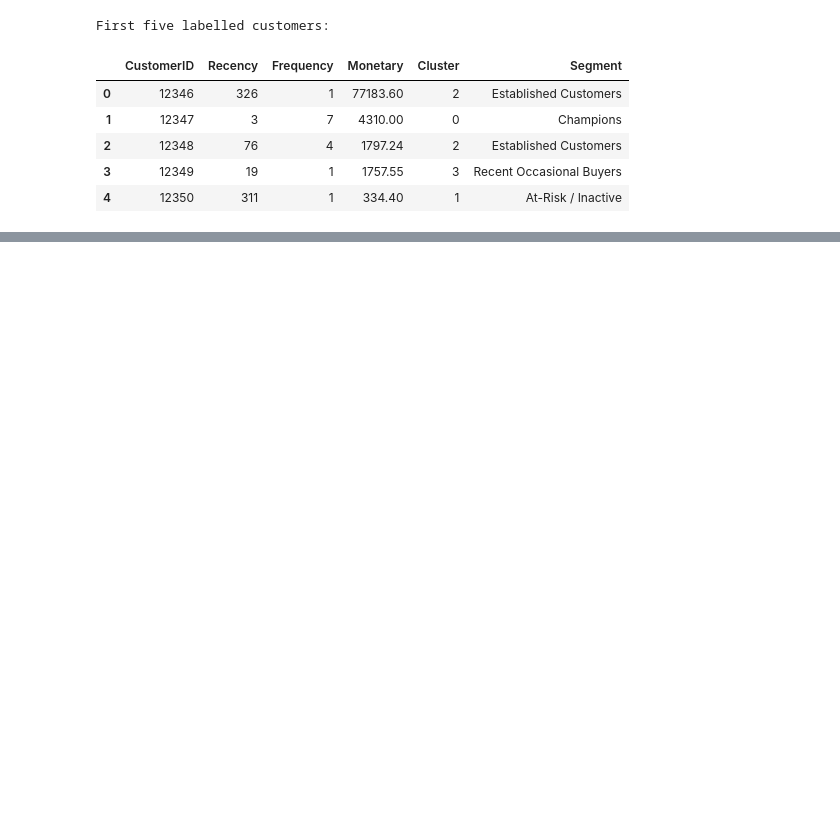
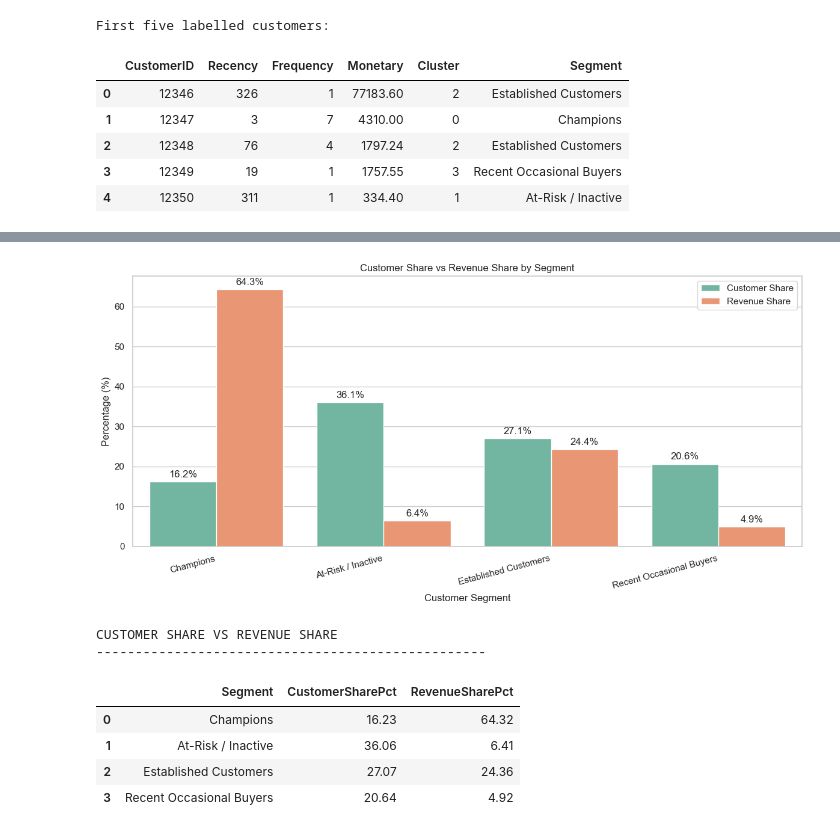
Before and after one commit to SeunJoy/Online-Retail-Intelligence-Capstone, a Jupyter notebook: jupyter_notebooks/05_customer_segmentation.ipynb, the cells around one changed output, grey strips where cells are left out. Cells and saved outputs as stored; diff of their text form; code cells hidden in the pictures; blank space fills up the shorter version.

```diff
--- a/jupyter_notebooks/05_customer_segmentation.ipynb
+++ b/jupyter_notebooks/05_customer_segmentation.ipynb
@@ -798,0 +978,63 @@ First five labelled customers:
+# %%
+
+# STEP 39: Compare customer share and revenue share
+
+# Prepare data from existing cluster profiles
+share_comparison = cluster_profile[
+    ["Segment", "CustomerSharePct", "RevenueSharePct"]
+].copy()
+
+# Convert to long format for visualisation
+share_long = share_comparison.melt(
+    id_vars="Segment",
+    value_vars=["CustomerSharePct", "RevenueSharePct"],
+    var_name="Metric",
+    value_name="Percentage"
+)
+
+# Rename metrics for readability
+share_long["Metric"] = share_long["Metric"].replace({
+    "CustomerSharePct": "Customer Share",
+    "RevenueSharePct": "Revenue Share"
+})
+
+# Create grouped bar chart
+plt.figure(figsize=(12, 6))
+
+ax = sns.barplot(
+    data=share_long,
+    x="Segment",
+    y="Percentage",
+    hue="Metric",
+    palette="Set2"
+)
+
+# Add percentage labels
+for container in ax.containers:
+    ax.bar_label(
+        container,
+        fmt="%.1f%%",
+        padding=3
+    )
+
+plt.title("Customer Share vs Revenue Share by Segment")
+plt.xlabel("Customer Segment")
+plt.ylabel("Percentage (%)")
+plt.xticks(rotation=15, ha="right")
+plt.legend(title="")
+plt.tight_layout()
+plt.show()
+
+print("CUSTOMER SHARE VS REVENUE SHARE")
+print("-" * 50)
+
+display(share_comparison.round(2))
+# %% [output]
+[figure, added]
+CUSTOMER SHARE VS REVENUE SHARE
+--------------------------------------------------
+|  | Segment | CustomerSharePct | RevenueSharePct |
+| 0 | Champions | 16.23 | 64.32 |
+| 1 | At-Risk / Inactive | 36.06 | 6.41 |
+| 2 | Established Customers | 27.07 | 24.36 |
+| 3 | Recent Occasional Buyers | 20.64 | 4.92 |
```
Also changed, not shown: parts of 10 cells of this notebook, 1 other file.
